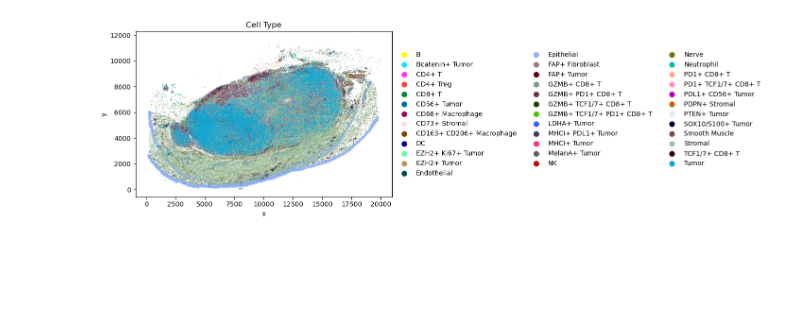
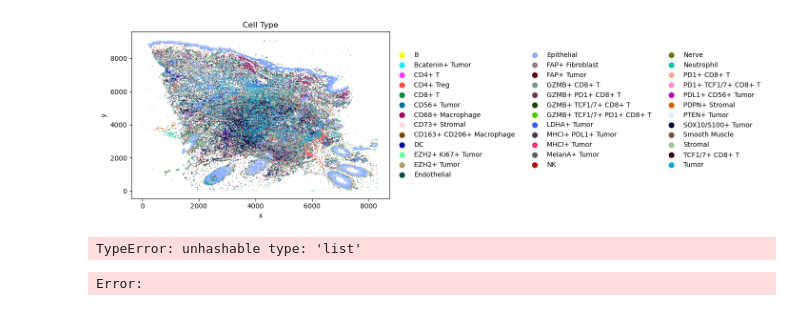
Before and after one commit to GWeale/4460_Project, a Jupyter notebook: preprocess.ipynb, the cells around one changed output. Cells and saved outputs as stored; diff of their text form; code cells hidden in the pictures; blank space fills up the shorter version.

```diff
--- a/preprocess.ipynb
+++ b/preprocess.ipynb
@@ -73,11 +36,17 @@ plt.scatter(x,y,c=pd.Categorical(df_non_numeric['Cell_Type']).codes,cmap='viridi
 # %%
-adata_1 = adata[adata.obs['donor'] == '05_06_23_Melanoma']
+adata_1 = adata[adata.obs['donor'] == '13_06_23_Melanoma']
+adata_2 = adata[adata.obs['donor'] == '23_06_23_Melanoma']
 # sc.pp.pca(adata_1)
 # sc.pp.neighbors(adata_1)
 # sc.pl.umap(adata_1, color='Cell_Type')
 # sc.pl.pca(adata_1, color='Cell_Type')
 # %%
-sc.pl.scatter(adata_1, x='x', y='y', color=''
+sc.pl.scatter(adata_2, x='x', y='y', color='Overall_Cell_Type', size=5)
+sc.pl.scatter(adata_2, x='x', y='y', color='Cell_Type', size=5)
+sc.pl.scatter(adata_2, x='x', y='y', color='Neighborhood', size=5)
+sc.pl.scatter(adata_2, x='x', y='y', color='Cell_Type_Sub', size=5)
+sc.pl.scatter(adata_2, x='x', y='y', color='Cell_Type_Common', size=5)
 # %% [output]
-[figure, old version]
+[figure, new version]
+TypeError: unhashable type: 'list'
 # %%
@@ -84,0 +57,13 @@ sc.pl.scatter(adata_1, x='x', y='y', color=''
+# %%
+# take the mean of the expression of each gene for each donor
+for donor in adata.obs['donor'].unique():
+    adata_donor = adata[adata.obs['donor'] == donor]
+    adata_donor_mean = adata_donor.X.mean(axis=0)
+    adata_donor_mean = adata_donor_mean.reshape(1, -1)
+    adata_donor_mean = AnnData(X=adata_donor_mean, var=adata.var)
+    adata_donor_mean.obs['donor'] = donor
+    adata_donor_mean.obs['Cell_Type'] = 'mean'
+    adata_ = adata.concatenate(adata_donor_mean, batch_key='donor')
+    print(adata)
+# %% [output]
+Error:
```
Also changed, not shown: parts of 6 cells of this notebook, 1 other file.
